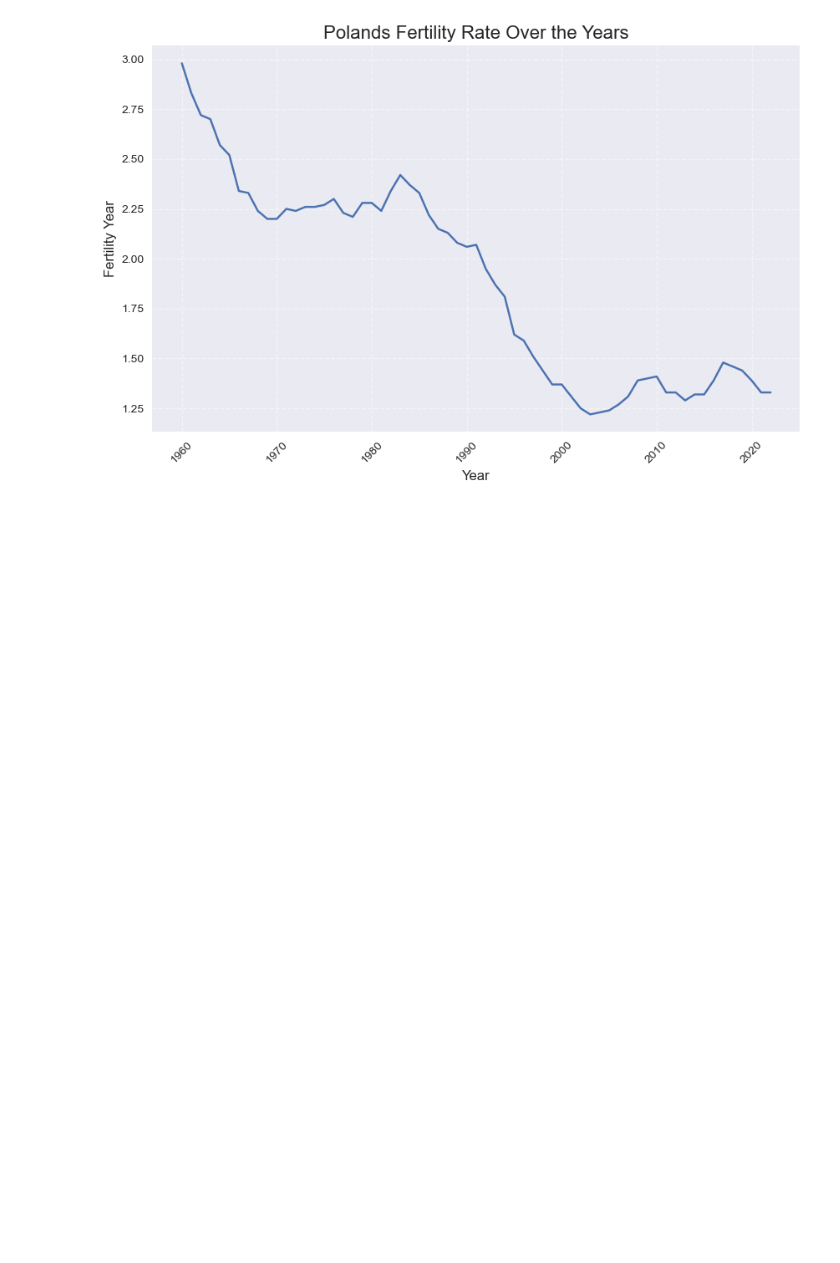
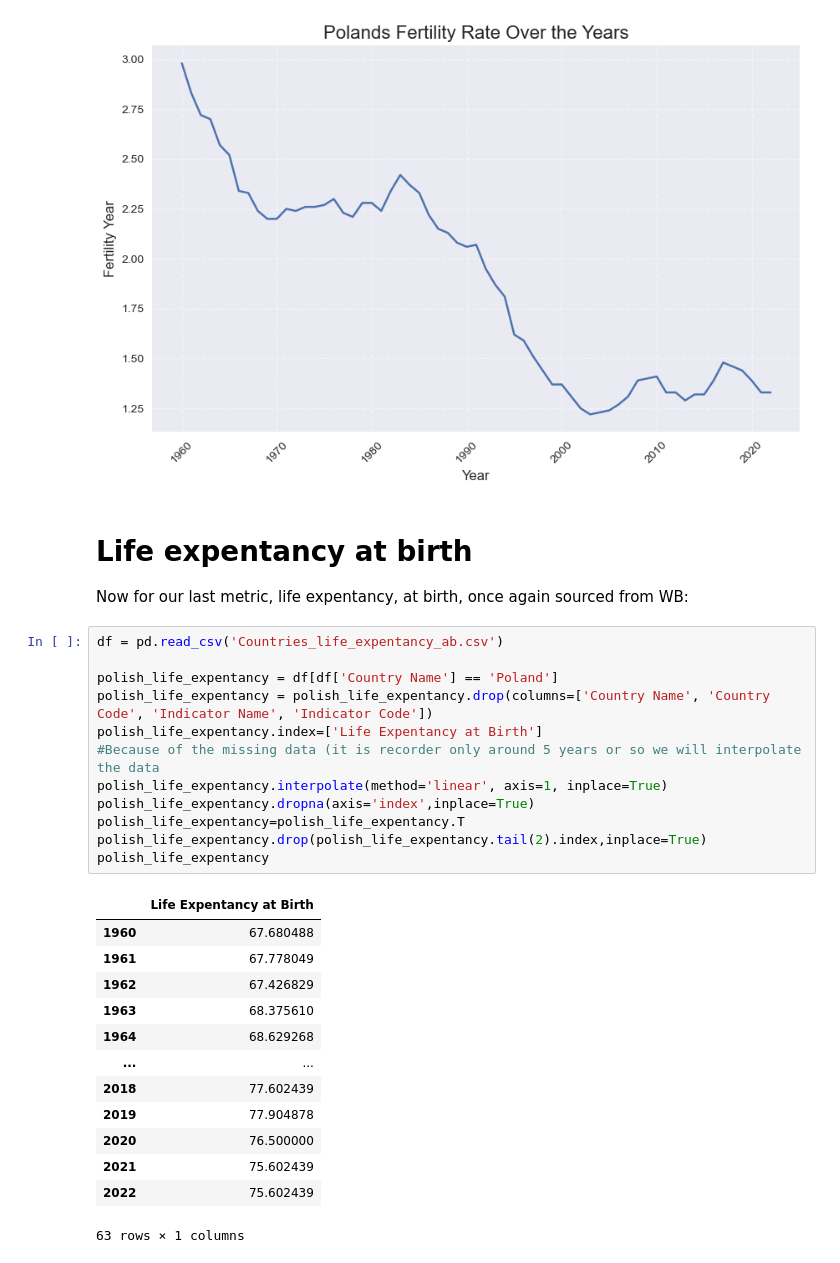
Before and after one commit to coolka1234/scikit-learn-poland-demography, a Jupyter notebook: demografia_polski.ipynb, the cells around one changed output. Cells and saved outputs as stored; diff of their text form; blank space fills up the shorter version.

```diff
--- a/demografia_polski.ipynb
+++ b/demografia_polski.ipynb
@@ -162,3 +162,32 @@ ax.grid(True, linestyle='--', alpha=0.5)
 plt.savefig('polish_fertility_rate.png')
 # %% [output]
 [figure]
+# %% [markdown]
+# Life expentancy at birth
+Now for our last metric, life expentancy, at birth, once again sourced from WB:
+# %%
+df = pd.read_csv('Countries_life_expentancy_ab.csv')
+
+polish_life_expentancy = df[df['Country Name'] == 'Poland']
+polish_life_expentancy = polish_life_expentancy.drop(columns=['Country Name', 'Country Code', 'Indicator Name', 'Indicator Code'])
+polish_life_expentancy.index=['Life Expentancy at Birth']
+#Because of the missing data (it is recorder only around 5 years or so we will interpolate the data
+polish_life_expentancy.interpolate(method='linear', axis=1, inplace=True)
+polish_life_expentancy.dropna(axis='index',inplace=True)
+polish_life_expentancy=polish_life_expentancy.T
+polish_life_expentancy.drop(polish_life_expentancy.tail(2).index,inplace=True)
+polish_life_expentancy
+# %% [output]
+|  | Life Expentancy at Birth |
+| 1960 | 67.680488 |
+| 1961 | 67.778049 |
+| 1962 | 67.426829 |
+| 1963 | 68.375610 |
+| 1964 | 68.629268 |
+| ... | ... |
+| 2018 | 77.602439 |
+| 2019 | 77.904878 |
+| 2020 | 76.500000 |
+| 2021 | 75.602439 |
+| 2022 | 75.602439 |
+63 rows × 1 columns
```
Also changed, not shown: parts of 6 cells of this notebook, 4 other files.
